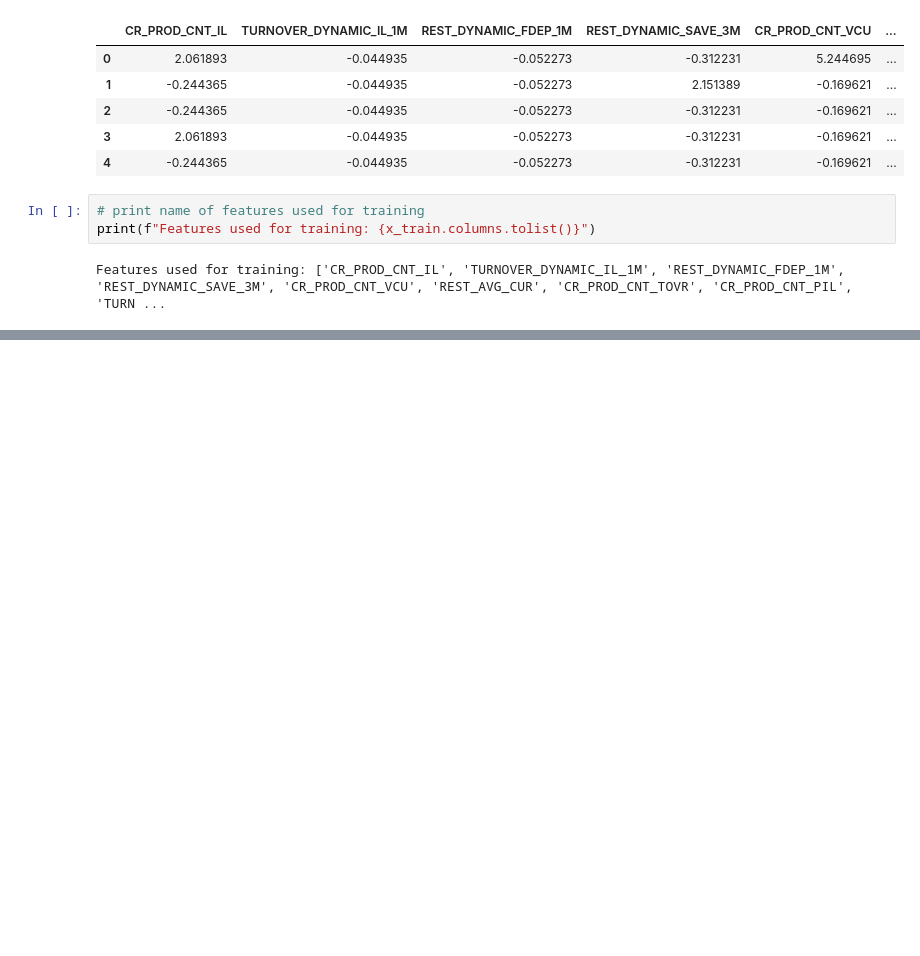
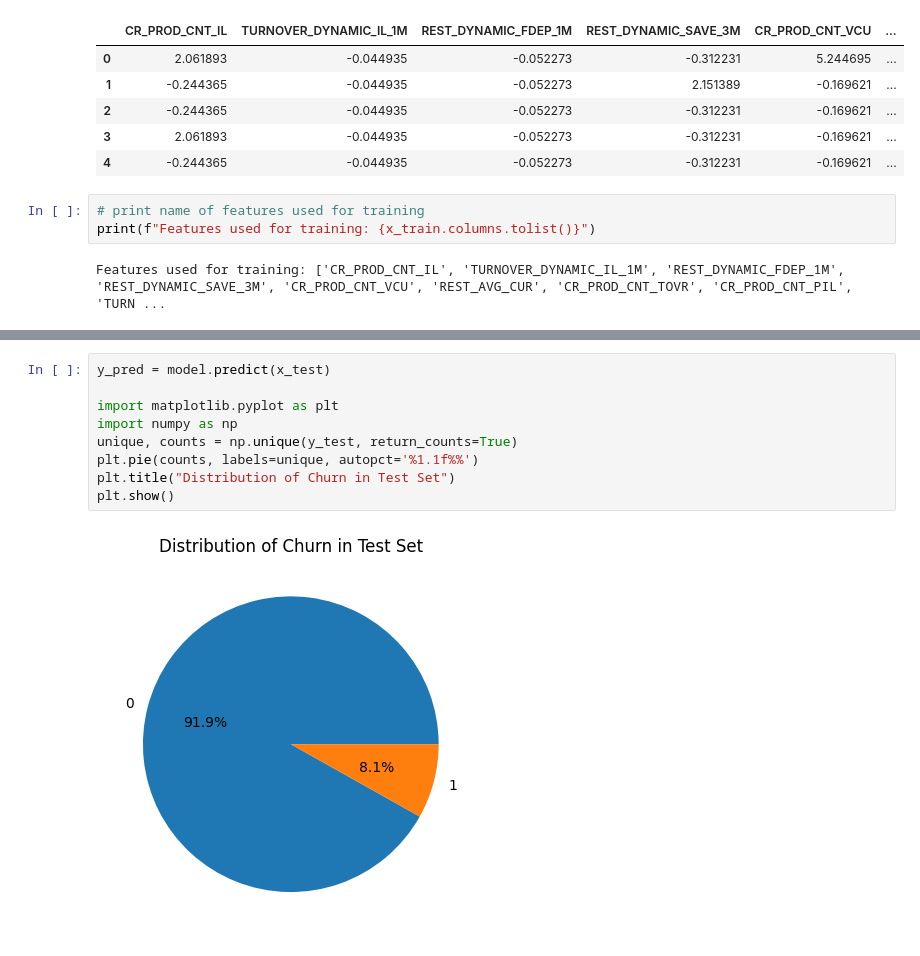
Before and after one commit to mylastresort/churn, a Jupyter notebook: churn_numpy.ipynb, the cells around one changed output, grey strips where cells are left out. Cells and saved outputs as stored; diff of their text form; blank space fills up the shorter version.

```diff
--- a/churn_numpy.ipynb
+++ b/churn_numpy.ipynb
@@ -67,3 +67,14 @@ Epoch 300/300, Loss: 0.2599
+# %%
+y_pred = model.predict(x_test)
+
+import matplotlib.pyplot as plt
+import numpy as np
+unique, counts = np.unique(y_test, return_counts=True)
+plt.pie(counts, labels=unique, autopct='%1.1f%%')
+plt.title("Distribution of Churn in Test Set")
+plt.show()
+# %% [output]
+[figure, added]
 # %%
 import pandas as pd
 
```
Also changed, not shown: parts of 2 cells of this notebook, 1 other file.
